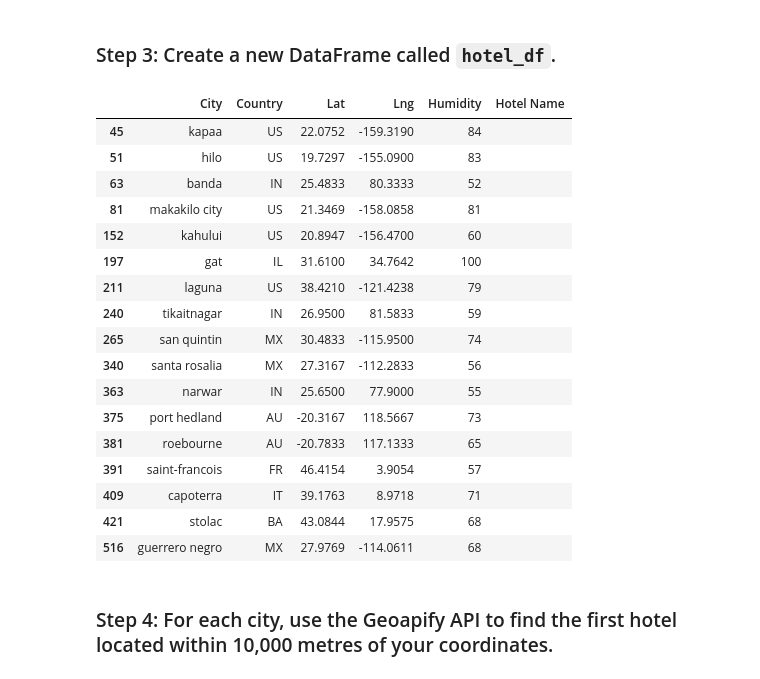
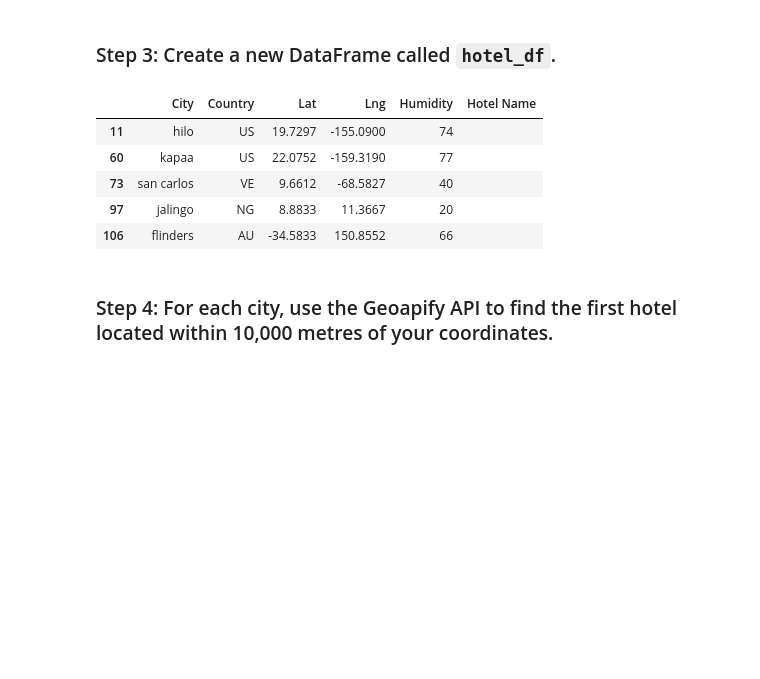
Before and after one commit to DavidsonRCan2/python-api-challenge, a Jupyter notebook: VacationPy/VacationPy.ipynb, the cells around one changed output. Drawn from its saved outputs; the diff is of its cells as text; code cells hidden in the pictures; blank space fills up the shorter version.

Commit message:
stuck on hotels

```diff
--- a/VacationPy/VacationPy.ipynb
+++ b/VacationPy/VacationPy.ipynb
@@ -63,12 +63,19 @@ map_plot_1
 ### Step 2: Narrow down the `city_data_df` DataFrame to find your ideal weather condition
 # %%
 # Narrow down cities that fit criteria and drop any results with null values
-# YOUR CODE HERE
+# A max temperature lower than 27 but higher than 21
+max_temp_df = city_data_df[(city_data_df["Max Temp"] < 29) & (city_data_df["Max Temp"] > 24)]
 
-# Drop any rows with null values
-# YOUR CODE HERE
+# Wind speed less than 4.5 m/s
+wind_speed_df = max_temp_df[max_temp_df["Wind Speed"] < 4.5]
+
+# # Zero cloudiness
+clouds_df = wind_speed_df[wind_speed_df["Cloudiness"] < 10]
+
+# # Drop any rows with null values
+idealweather_df = clouds_df.dropna()
 
 # Display sample data
-# YOUR CODE HERE
+idealweather_df.head()
 # %% [output]
 |  | City_ID | City | Lat | Lng | Max Temp | Humidity | Cloudiness | Wind Speed | Country | Date |
@@ -93,32 +102,20 @@ map_plot_1
 ### Step 3: Create a new DataFrame called `hotel_df`.
 # %%
 # Use the Pandas copy function to create DataFrame called hotel_df to store the city, country, coordinates, and humidity
-# YOUR CODE HERE
+hotel_df = idealweather_df[["City", "Country", "Lat", "Lng", "Humidity"]].copy()
 
 # Add an empty column, "Hotel Name," to the DataFrame so you can store the hotel found using the Geoapify API
-# YOUR CODE HERE
+hotel_df["Hotel Name"] = ''
 
 # Display sample data
-# YOUR CODE HERE
+hotel_df.head()
 # %% [output]
 |  | City | Country | Lat | Lng | Humidity | Hotel Name |
-| 45 | kapaa | US | 22.0752 | -159.3190 | 84 |  |
-| 51 | hilo | US | 19.7297 | -155.0900 | 83 |  |
-| 63 | banda | IN | 25.4833 | 80.3333 | 52 |  |
-| 81 | makakilo city | US | 21.3469 | -158.0858 | 81 |  |
-| 152 | kahului | US | 20.8947 | -156.4700 | 60 |  |
-| 197 | gat | IL | 31.6100 | 34.7642 | 100 |  |
-| 211 | laguna | US | 38.4210 | -121.4238 | 79 |  |
-| 240 | tikaitnagar | IN | 26.9500 | 81.5833 | 59 |  |
-| 265 | san quintin | MX | 30.4833 | -115.9500 | 74 |  |
-| 340 | santa rosalia | MX | 27.3167 | -112.2833 | 56 |  |
-| 363 | narwar | IN | 25.6500 | 77.9000 | 55 |  |
-| 375 | port hedland | AU | -20.3167 | 118.5667 | 73 |  |
-| 381 | roebourne | AU | -20.7833 | 117.1333 | 65 |  |
-| 391 | saint-francois | FR | 46.4154 | 3.9054 | 57 |  |
-| 409 | capoterra | IT | 39.1763 | 8.9718 | 71 |  |
-| 421 | stolac | BA | 43.0844 | 17.9575 | 68 |  |
-| 516 | guerrero negro | MX | 27.9769 | -114.0611 | 68 |  |
+| 11 | hilo | US | 19.7297 | -155.0900 | 74 |  |
+| 60 | kapaa | US | 22.0752 | -159.3190 | 77 |  |
+| 73 | san carlos | VE | 9.6612 | -68.5827 | 40 |  |
+| 97 | jalingo | NG | 8.8833 | 11.3667 | 20 |  |
+| 106 | flinders | AU | -34.5833 | 150.8552 | 66 |  |
 # %% [markdown]
 ### Step 4: For each city, use the Geoapify API to find the first hotel located within 10,000 metres of your coordinates.
 # %%
```
Also changed, not shown: parts of 4 cells of this notebook.
